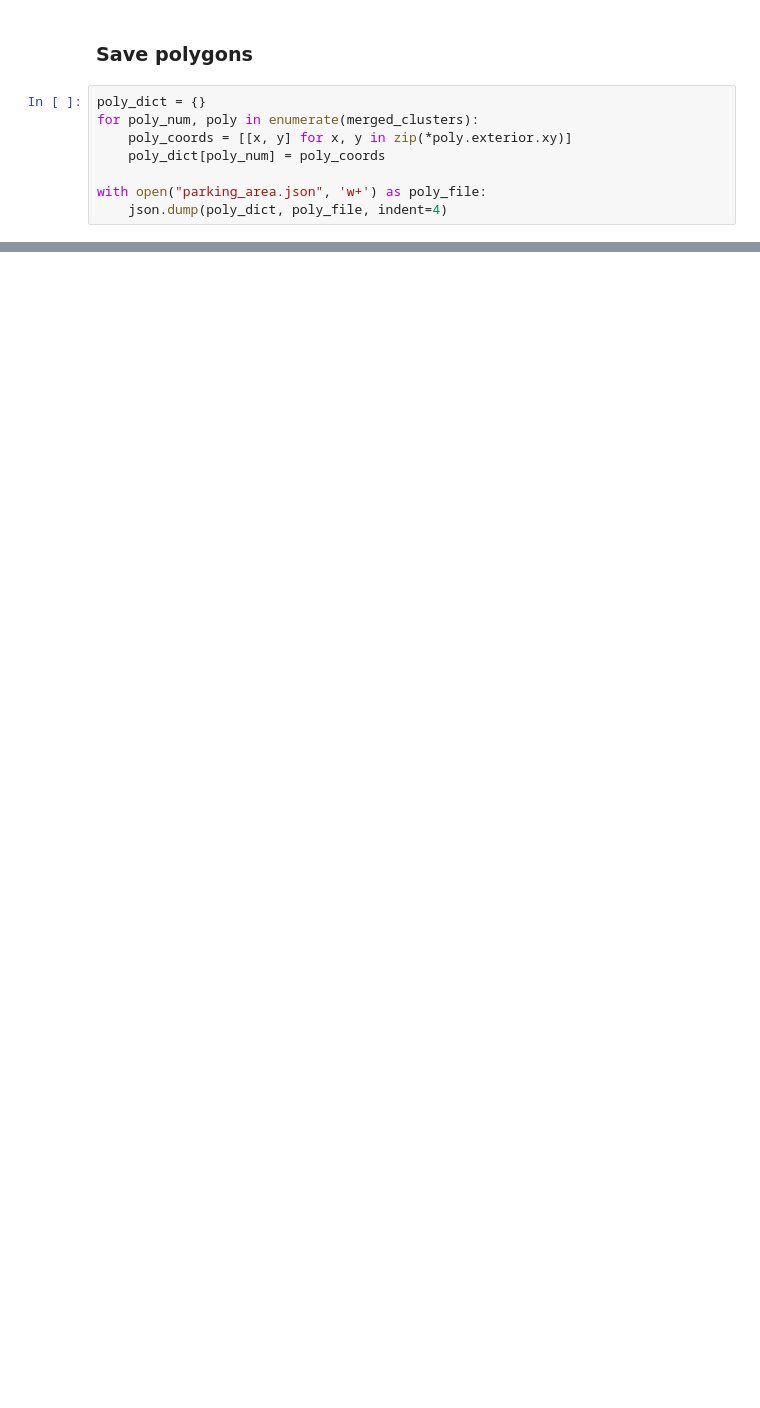
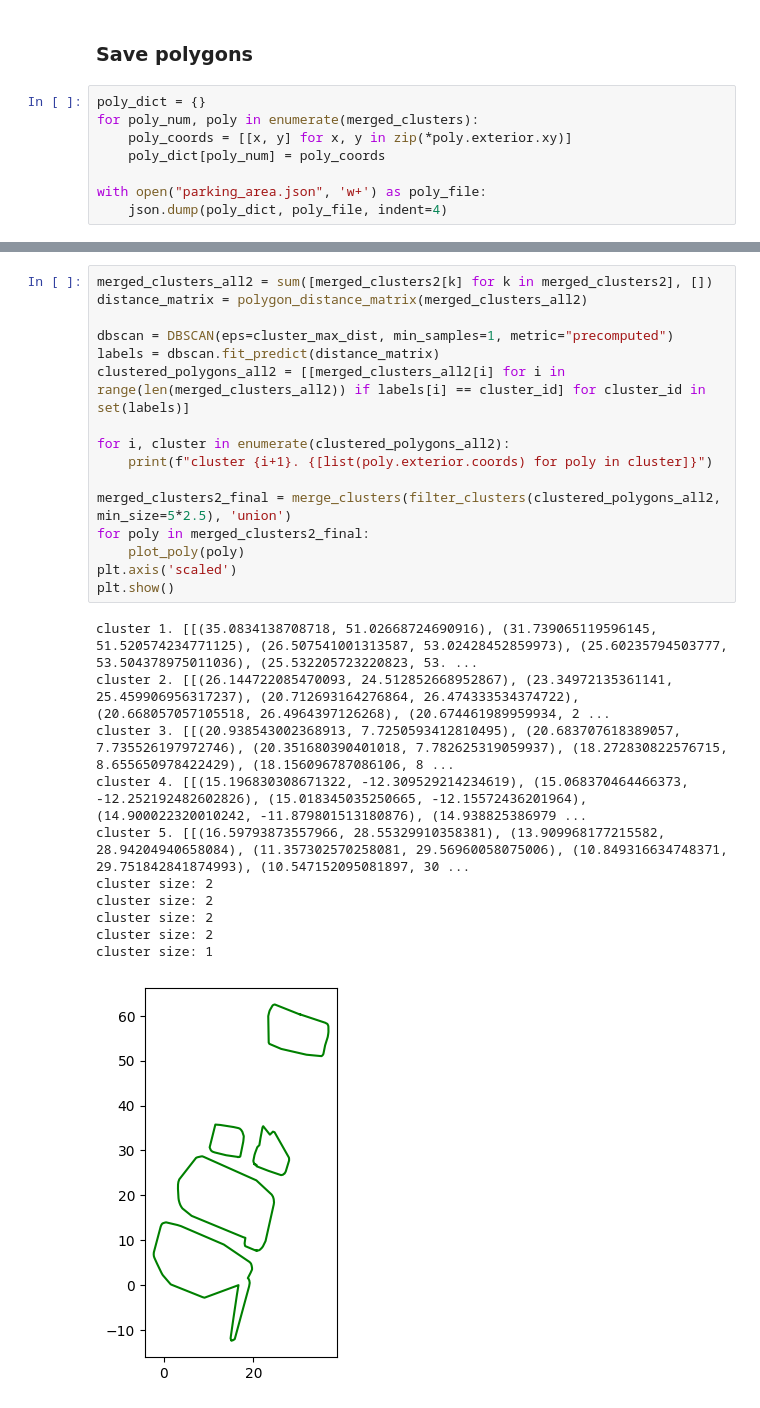
Before and after one commit to Trawirr/ParkingApp, a Jupyter notebook: image_processing/allowed_to_top_down.ipynb, the cells around one changed output, grey strips where cells are left out. Saved outputs shown, nothing was run; the diff lists cells and outputs as text; blank space fills up the shorter version.

```diff
--- a/image_processing/allowed_to_top_down.ipynb
+++ b/image_processing/allowed_to_top_down.ipynb
@@ -482,0 +575,28 @@ with open("parking_area.json", 'w+') as poly_file:
+# %%
+merged_clusters_all2 = sum([merged_clusters2[k] for k in merged_clusters2], [])
+distance_matrix = polygon_distance_matrix(merged_clusters_all2)
+
+dbscan = DBSCAN(eps=cluster_max_dist, min_samples=1, metric="precomputed")
+labels = dbscan.fit_predict(distance_matrix)
+clustered_polygons_all2 = [[merged_clusters_all2[i] for i in range(len(merged_clusters_all2)) if labels[i] == cluster_id] for cluster_id in set(labels)]
+
+for i, cluster in enumerate(clustered_polygons_all2):
+    print(f"cluster {i+1}. {[list(poly.exterior.coords) for poly in cluster]}")
+
+merged_clusters2_final = merge_clusters(filter_clusters(clustered_polygons_all2, min_size=5*2.5), 'union')
+for poly in merged_clusters2_final:
+    plot_poly(poly)
+plt.axis('scaled')
+plt.show()
+# %% [output]
+cluster 1. [[(35.0834138708718, 51.02668724690916), (31.739065119596145, 51.520574234771125), (26.507541001313587, 53.02428452859973), (25.60235794503777, 53.504378975011036), (25.532205723220823, 53. ...
+cluster 2. [[(26.144722085470093, 24.512852668952867), (23.34972135361141, 25.459906956317237), (20.712693164276864, 26.474333534374722), (20.668057057105518, 26.4964397126268), (20.674461989959934, 2 ...
+cluster 3. [[(20.938543002368913, 7.7250593412810495), (20.683707618389057, 7.735526197972746), (20.351680390401018, 7.782625319059937), (18.272830822576715, 8.655650978422429), (18.156096787086106, 8 ...
+cluster 4. [[(15.196830308671322, -12.309529214234619), (15.068370464466373, -12.252192482602826), (15.018345035250665, -12.15572436201964), (14.900022320010242, -11.879801513180876), (14.938825386979 ...
+cluster 5. [[(16.59793873557966, 28.55329910358381), (13.909968177215582, 28.94204940658084), (11.357302570258081, 29.56960058075006), (10.849316634748371, 29.751842841874993), (10.547152095081897, 30 ...
+cluster size: 2
+cluster size: 2
+cluster size: 2
+cluster size: 2
+cluster size: 1
+[figure, added]
```
Also changed, not shown: parts of 7 cells of this notebook.
